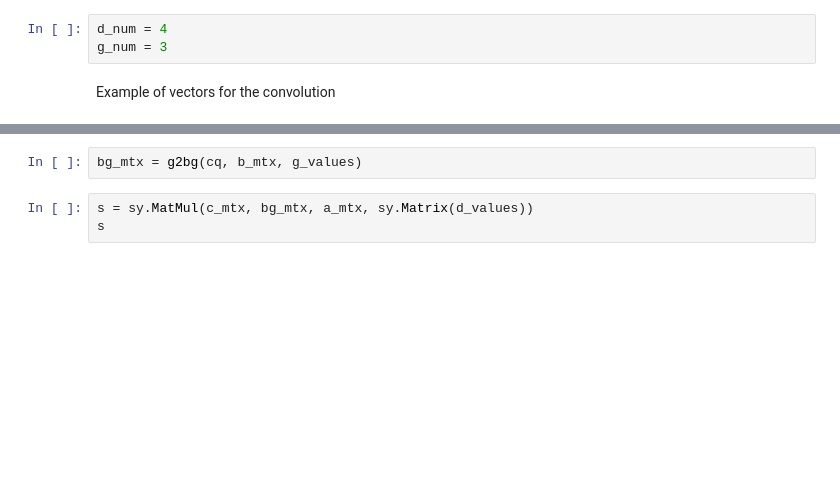
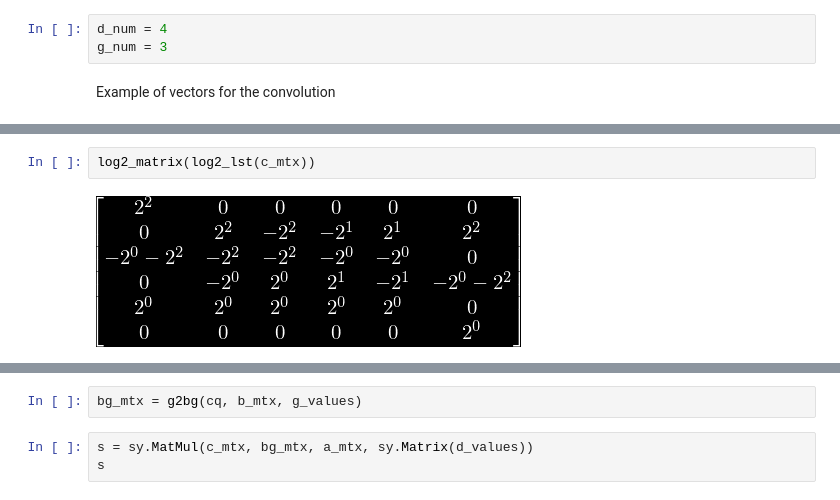
Before and after one commit to tarsioonofrio/fast-convolution-rtl, a Jupyter notebook: blahut5.2toom-cook4x3.ipynb, the cells around one changed output, grey strips where cells are left out. Saved outputs shown, nothing was run; the diff lists cells and outputs as text; blank space fills up the shorter version.

```diff
--- a/blahut5.2toom-cook4x3.ipynb
+++ b/blahut5.2toom-cook4x3.ipynb
@@ -100,0 +93,4 @@ c_lst2
+# %%
+log2_matrix(log2_lst(c_mtx))
+# %% [output]
+[figure, added]
```
Also changed, not shown: parts of 10 cells of this notebook, 3 other files.
